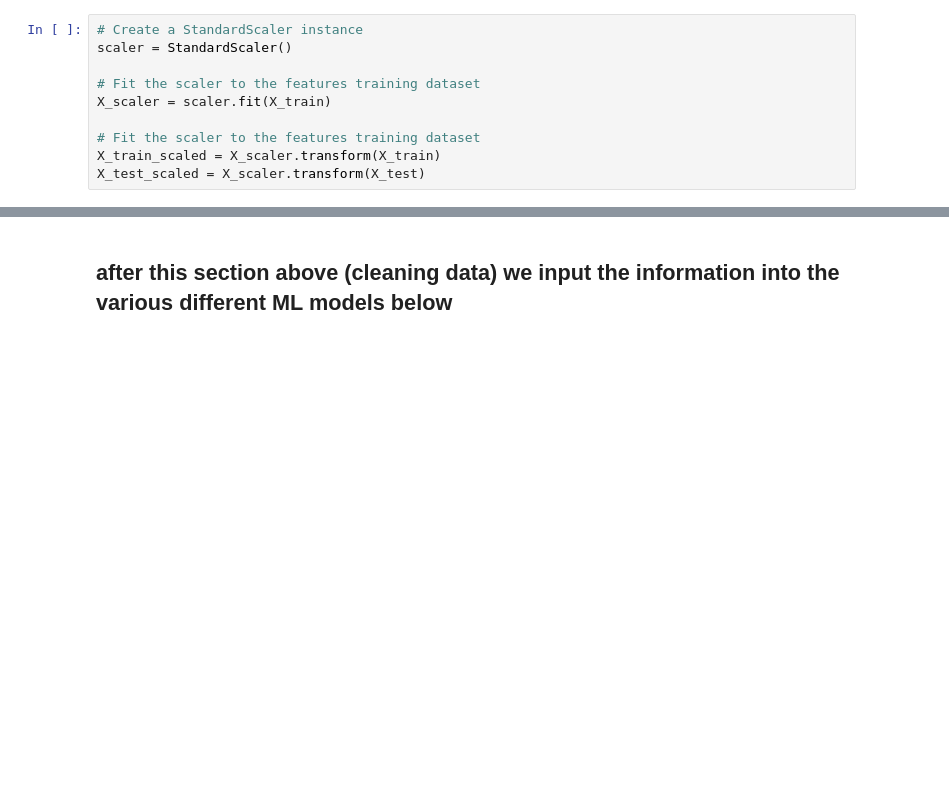
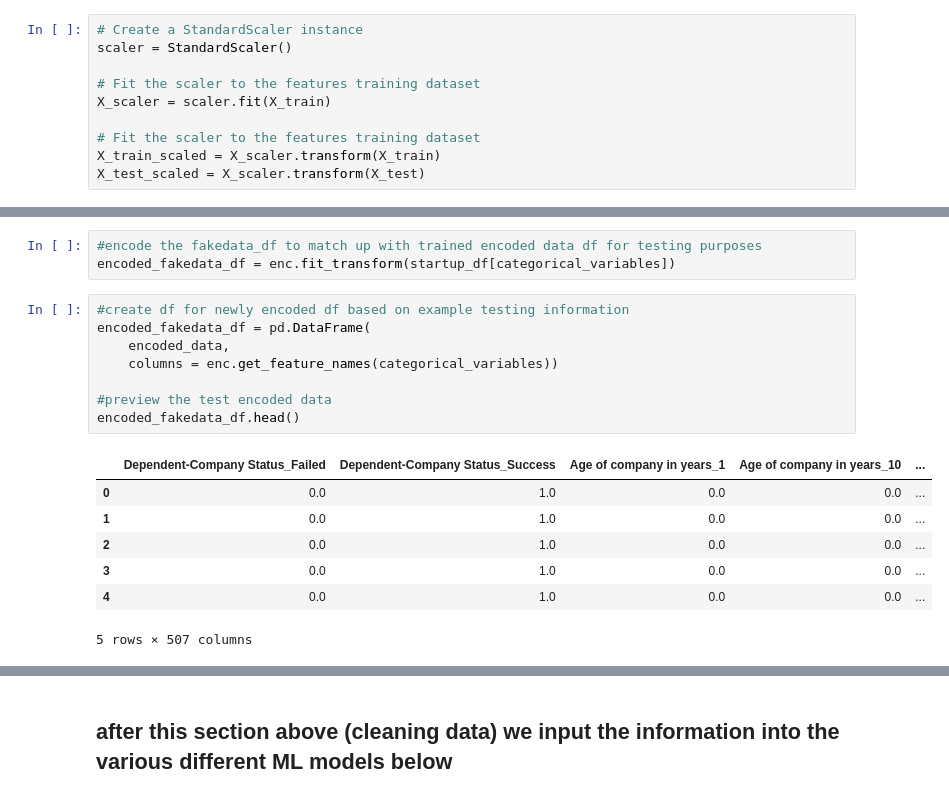
Before and after one commit to normanc529/Startup_Success_Predictor, a Jupyter notebook: startup_success.ipynb, the cells around one changed output, grey strips where cells are left out. Saved outputs shown, nothing was run; the diff lists cells and outputs as text; blank space fills up the shorter version.

```diff
--- a/startup_success.ipynb
+++ b/startup_success.ipynb
@@ -282,0 +320,19 @@ X_test_scaled = X_scaler.transform(X_test)
+# %%
+#encode the fakedata_df to match up with trained encoded data df for testing purposes
+encoded_fakedata_df = enc.fit_transform(startup_df[categorical_variables])
+# %%
+#create df for newly encoded df based on example testing information
+encoded_fakedata_df = pd.DataFrame(
+    encoded_data,
+    columns = enc.get_feature_names(categorical_variables))
+
+#preview the test encoded data
+encoded_fakedata_df.head()
+# %% [output]
+|  | Dependent-Company Status_Failed | Dependent-Company Status_Success | Age of company in years_1 | Age of company in years_10 | ... |
+| 0 | 0.0 | 1.0 | 0.0 | 0.0 | ... |
+| 1 | 0.0 | 1.0 | 0.0 | 0.0 | ... |
+| 2 | 0.0 | 1.0 | 0.0 | 0.0 | ... |
+| 3 | 0.0 | 1.0 | 0.0 | 0.0 | ... |
+| 4 | 0.0 | 1.0 | 0.0 | 0.0 | ... |
+5 rows × 507 columns
```
Also changed, not shown: parts of 62 cells of this notebook, 1 other file.
